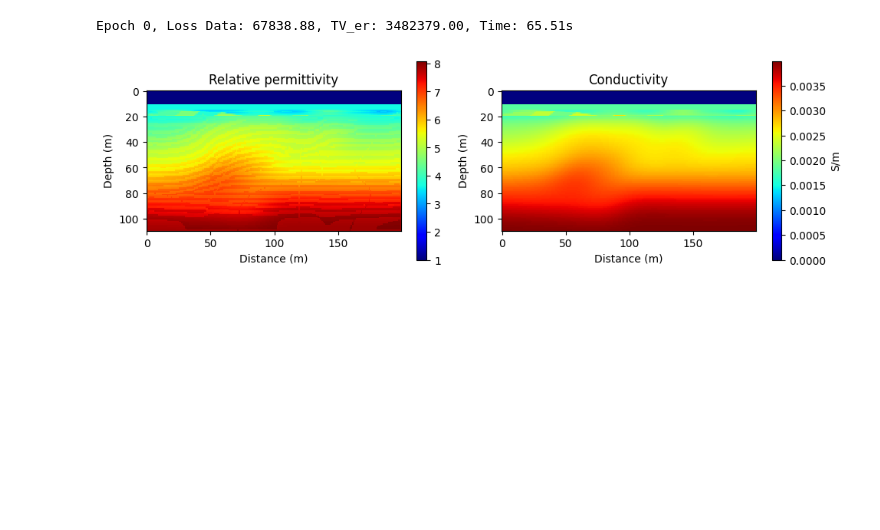
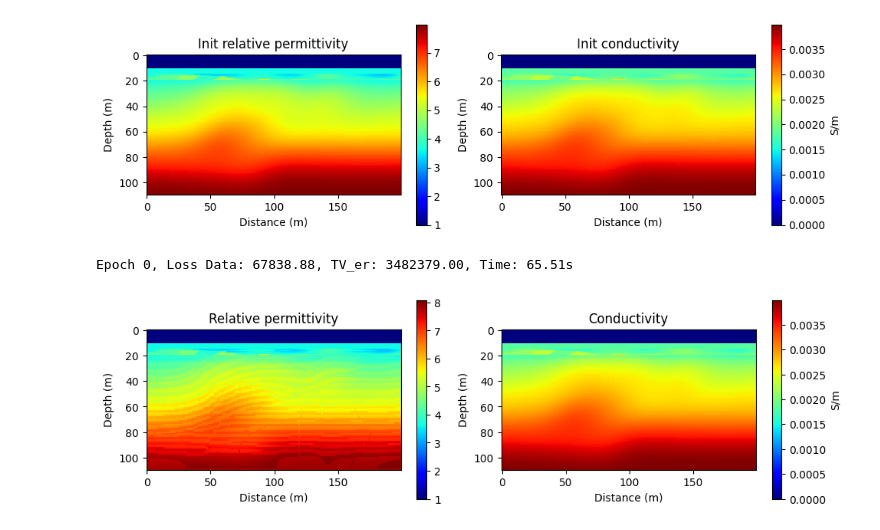
Before and after one commit to 0xbba/DeepGPR, a Jupyter notebook: examples/3.3DFWI.ipynb, the cells around one changed output. Cells and saved outputs as stored; diff of their text form; code cells hidden in the pictures; blank space fills up the shorter version.

```diff
--- a/examples/3.3DFWI.ipynb
+++ b/examples/3.3DFWI.ipynb
@@ -103,28 +103,54 @@ plt.show()
 # %%
 er=torch.tensor(filters.gaussian(ert.detach().cpu().numpy(),sigma=10),device=device)
 er[:,:20,:]=ert[:,:20,:]
 se=torch.tensor(filters.gaussian(set.detach().cpu().numpy(),sigma=10),device=device)
 se[:,:20,:]=set[:,:20,:]
 
 er.requires_grad_()
 
 optimizer1 = torch.optim.Adam([
     {'params': er, 'lr': 0.1},
 ])
 optimizer=optimizer1
 
 optimizer2 = torch.optim.Adam([
     {'params': er, 'lr': 0.05},{'params': se, 'lr': 0.2}
 ])
 
 losses = []
 n_epochs=111
 
 loss_fnmse = torch.nn.MSELoss()
 loss_fnl1= torch.nn.L1Loss()
 
 start_time = time.time()
 tv_criterion = DeepGPR.TVRegularization(weight_ep=20,weight_sigma=0.0001).to(device)
+
+
+
+fig, axes = plt.subplots(1, 2, figsize=(10, 3))
+im1 = axes[0].imshow(er[50,:,:].detach().cpu().numpy(),
+                    cmap='jet',
+                    interpolation='nearest',
+                    aspect='equal')
+cbar1 = plt.colorbar(im1, ax=axes[0])
+axes[0].set_title('Init relative permittivity')
+axes[0].set_xlabel('Distance (m)')
+axes[0].set_ylabel('Depth (m)')
+
+im2 = axes[1].imshow(se[50,:,:].detach().cpu().numpy(),
+                    cmap='jet',
+                    interpolation='nearest',
+                    aspect='equal')
+cbar2 = plt.colorbar(im2, ax=axes[1])
+cbar2.set_label('S/m')
+axes[1].set_title('Init conductivity')
+axes[1].set_xlabel('Distance (m)')
+axes[1].set_ylabel('Depth (m)')
+plt.tight_layout()
+plt.show()
+# %% [output]
+[figure, added]
 # %%
 import torch
 import math
```
Also changed, not shown: parts of 1 cell of this notebook, 7 other files.
